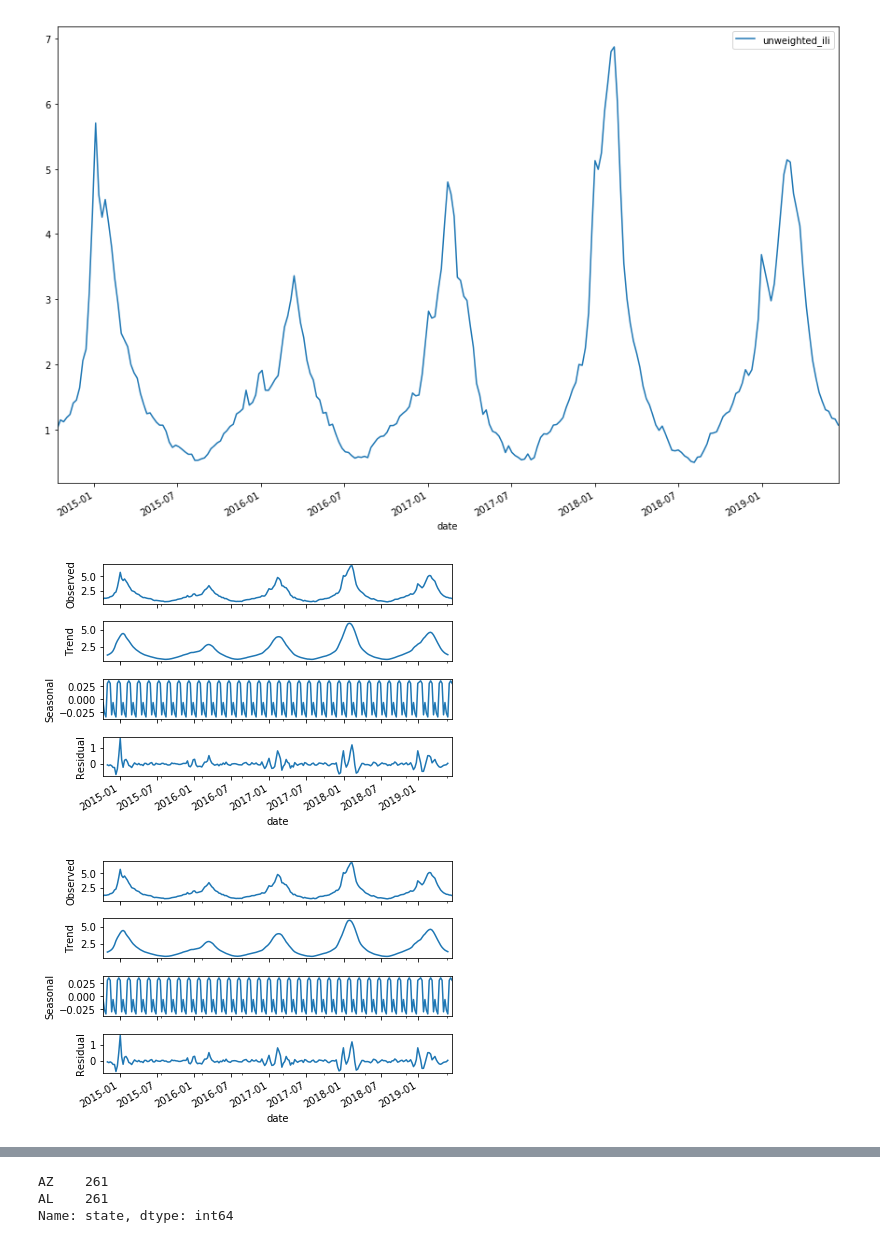
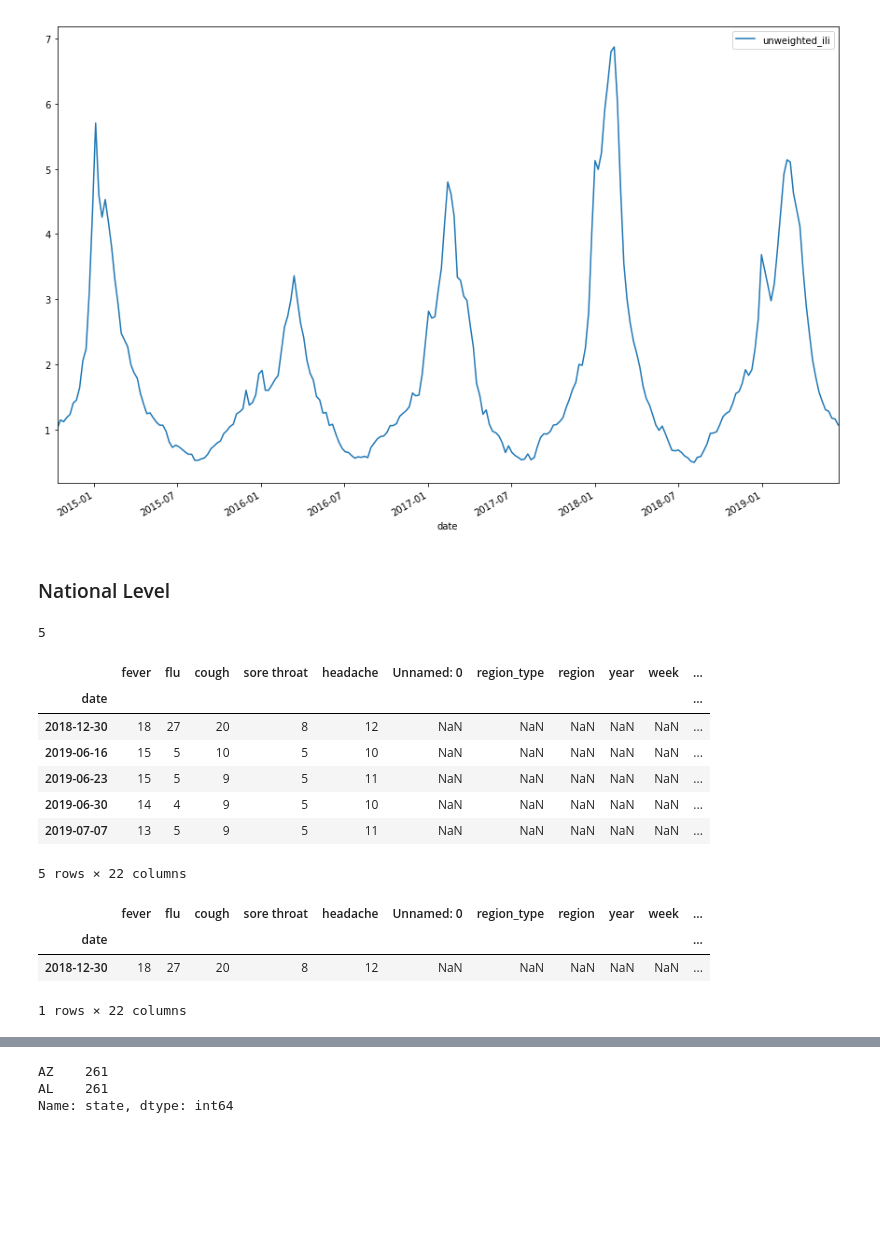
Before and after one commit to tlary/US-ILI-Rates-Forecasting-using-Google-Trends, a Jupyter notebook: curaio.ipynb, the cells around one changed output, grey strips where cells are left out. Saved outputs shown, nothing was run; the diff lists cells and outputs as text; code cells hidden in the pictures; blank space fills up the shorter version.

```diff
--- a/curaio.ipynb
+++ b/curaio.ipynb
@@ -29,6 +29,7 @@ def get_data(state, abb, kw_list):
     states_ili.set_index("date", inplace=True)
     ili = states_ili.loc[states_ili["region"]==state,:]
     ili = ili.shift(-1, freq='W')
+    ili = ili.drop(["Unnamed: 0", "weighted_ili", "age_0_4", "age_25_49", "age_25_64", "age_5_24", "age_50_64", "age_65", "week_start"], axis=1)
 
      # Google Trends
     geo = "US-" + str(abb)
@@ -56,6 +57,7 @@ def get_usdata(kw_list):
     us_ili.set_index("date", inplace=True)
     ili = us_ili.shift(-1, freq='W')
 
+
     # Google Trends
     pytrends = TrendReq(hl='en-US', tz=360)
     pytrends.build_payload(kw_list, cat=0, timeframe="2014-09-29 2019-07-07", geo="US")
@@ -64,6 +66,8 @@ def get_usdata(kw_list):
 
     # merge the dataframes on the Datetimeindex
     merged = trends.join(ili)
+    merged["unweighted_ili"] = merged["unweighted_ili"].interpolate(method="linear")
+    merged = merged.drop(merged.tail(4).index, inplace=False)
 
     return merged
 
@@ -232,11 +238,32 @@ means.reset_index().plot(x="date", y="unweighted_ili", figsize=(15,10))
 # %% [output]
 <matplotlib.axes._subplots.AxesSubplot at 0x...>
 [figure]
-# %%
-from statsmodels.tsa.seasonal import seasonal_decompose
-aux = means.drop(["year", "week", "ilitotal", "num_of_providers", "total_patients"], axis=1)
-result = seasonal_decompose(aux, model="additive", freq=7)
-result.plot()
-# %% [output]
-[figure, removed]
-[figure, removed]
+# %% [markdown]
+### National Level
+# %%
+kw_list = ["fever", "flu", "cough", "sore throat", "headache"]
+ili_us = get_usdata(kw_list)
+# %%
+ili_us["unweighted_ili"].isnull().sum()
+# %% [output]
+5
+# %%
+ili_us[ili_us["unweighted_ili"].isnull()]
+# %% [output]
+|  | fever | flu | cough | sore throat | headache | Unnamed: 0 | region_type | region | year | week | ... |
+| date |  |  |  |  |  |  |  |  |  |  | ... |
+| 2018-12-30 | 18 | 27 | 20 | 8 | 12 | NaN | NaN | NaN | NaN | NaN | ... |
+| 2019-06-16 | 15 | 5 | 10 | 5 | 10 | NaN | NaN | NaN | NaN | NaN | ... |
+| 2019-06-23 | 15 | 5 | 9 | 5 | 11 | NaN | NaN | NaN | NaN | NaN | ... |
+| 2019-06-30 | 14 | 4 | 9 | 5 | 10 | NaN | NaN | NaN | NaN | NaN | ... |
+| 2019-07-07 | 13 | 5 | 9 | 5 | 11 | NaN | NaN | NaN | NaN | NaN | ... |
+5 rows × 22 columns
+# %%
+date_list = [datetime(2019, 6, 16), datetime(2019, 6, 23), datetime(2019, 6, 30), datetime(2019, 7, 7)]
+ili_us = ili_us.drop(date_list)
+ili_us[ili_us["unweighted_ili"].isnull()]
+# %% [output]
+|  | fever | flu | cough | sore throat | headache | Unnamed: 0 | region_type | region | year | week | ... |
+| date |  |  |  |  |  |  |  |  |  |  | ... |
+| 2018-12-30 | 18 | 27 | 20 | 8 | 12 | NaN | NaN | NaN | NaN | NaN | ... |
+1 rows × 22 columns
```
Also changed, not shown: parts of 12 cells of this notebook.
